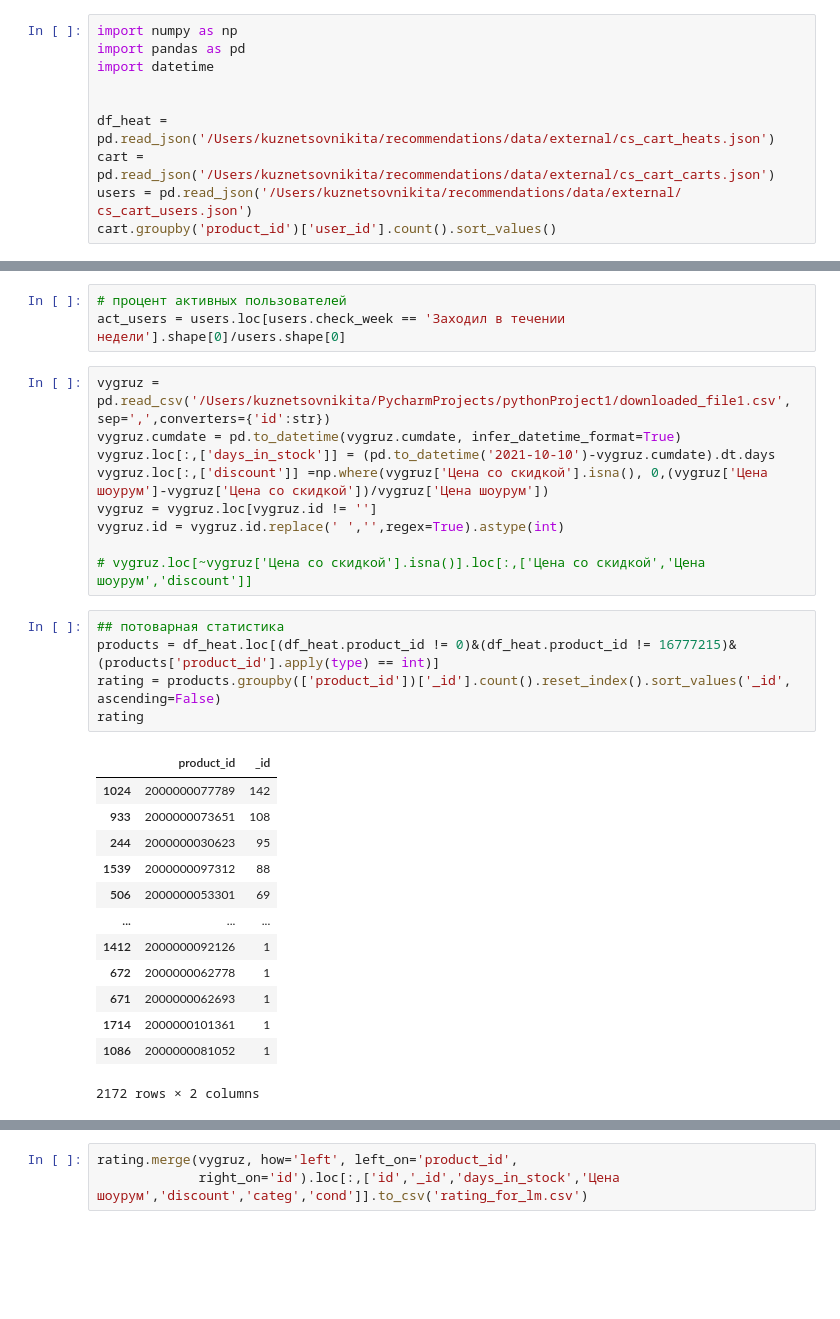
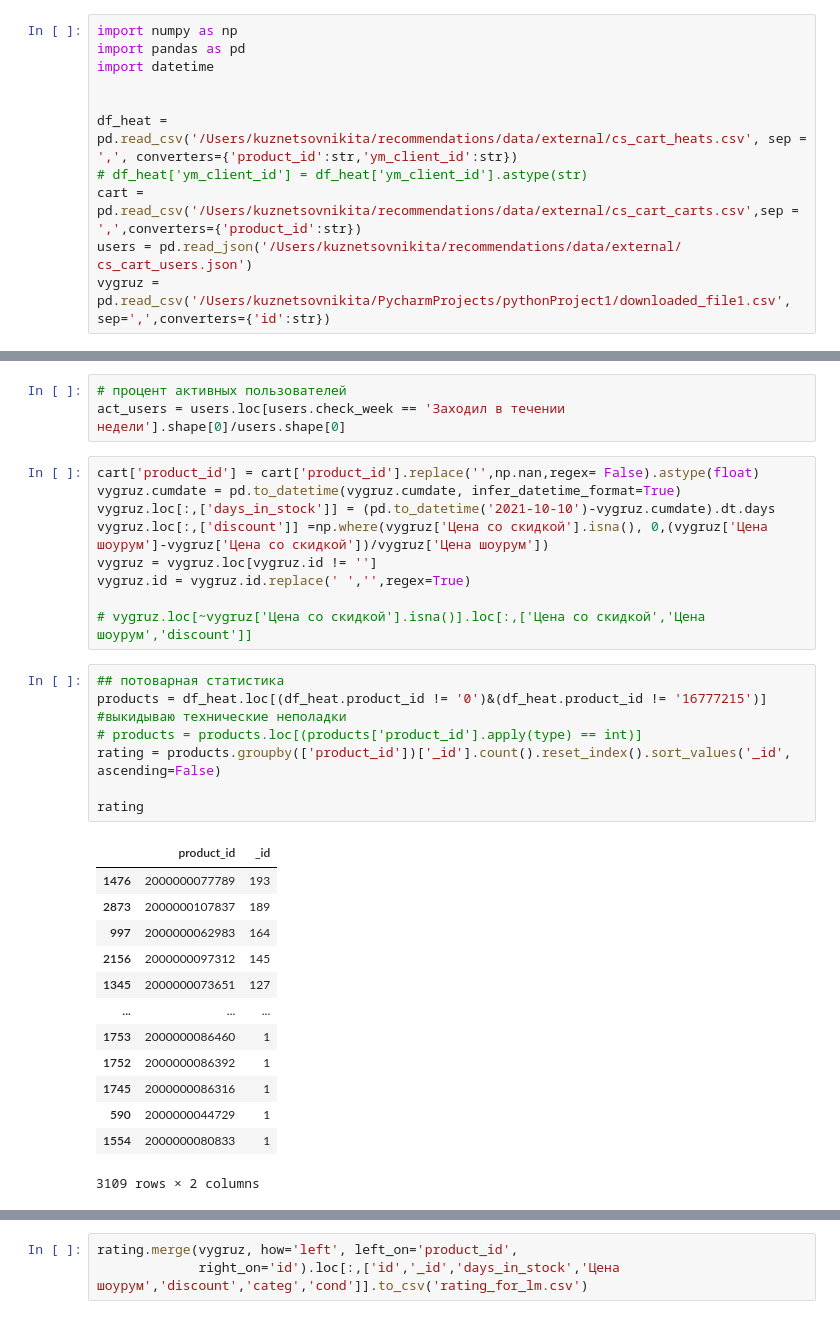
Before and after one commit to salamoslam/recommendations, a Jupyter notebook: data/raw/get_raw_data.ipynb, the cells around one changed output, grey strips where cells are left out. Saved outputs shown, nothing was run; the diff lists cells and outputs as text; blank space fills up the shorter version.

```diff
--- a/data/raw/get_raw_data.ipynb
+++ b/data/raw/get_raw_data.ipynb
@@ -4,7 +4,8 @@ import pandas as pd
 import datetime
 
 
-df_heat = pd.read_json('/Users/kuznetsovnikita/recommendations/data/external/cs_cart_heats.json')
-cart = pd.read_json('/Users/kuznetsovnikita/recommendations/data/external/cs_cart_carts.json')
+df_heat = pd.read_csv('/Users/kuznetsovnikita/recommendations/data/external/cs_cart_heats.csv', sep = ',', converters={'product_id':str,'ym_client_id':str})
+# df_heat['ym_client_id'] = df_heat['ym_client_id'].astype(str)
+cart = pd.read_csv('/Users/kuznetsovnikita/recommendations/data/external/cs_cart_carts.csv',sep = ',',converters={'product_id':str})
 users = pd.read_json('/Users/kuznetsovnikita/recommendations/data/external/сs_cart_users.json')
-cart.groupby('product_id')['user_id'].count().sort_values()
+vygruz = pd.read_csv('/Users/kuznetsovnikita/PycharmProjects/pythonProject1/downloaded_file1.csv', sep=',',converters={'id':str})
@@ -26,30 +13,32 @@ Name: user_id, Length: 1443, dtype: int64
 # процент активных пользователей
 act_users = users.loc[users.check_week == 'Заходил в течении недели'].shape[0]/users.shape[0]
 # %%
-vygruz = pd.read_csv('/Users/kuznetsovnikita/PycharmProjects/pythonProject1/downloaded_file1.csv', sep=',',converters={'id':str})
+cart['product_id'] = cart['product_id'].replace('',np.nan,regex= False).astype(float)
 vygruz.cumdate = pd.to_datetime(vygruz.cumdate, infer_datetime_format=True)
 vygruz.loc[:,['days_in_stock']] = (pd.to_datetime('2021-10-10')-vygruz.cumdate).dt.days
 vygruz.loc[:,['discount']] =np.where(vygruz['Цена со скидкой'].isna(), 0,(vygruz['Цена шоурум']-vygruz['Цена со скидкой'])/vygruz['Цена шоурум'])
 vygruz = vygruz.loc[vygruz.id != '']
-vygruz.id = vygruz.id.replace(' ','',regex=True).astype(int)
+vygruz.id = vygruz.id.replace(' ','',regex=True)
 
 # vygruz.loc[~vygruz['Цена со скидкой'].isna()].loc[:,['Цена со скидкой','Цена шоурум','discount']]
 # %%
 ## потоварная статистика
-products = df_heat.loc[(df_heat.product_id != 0)&(df_heat.product_id != 16777215)&(products['product_id'].apply(type) == int)]
+products = df_heat.loc[(df_heat.product_id != '0')&(df_heat.product_id != '16777215')] #выкидываю технические неполадки
+# products = products.loc[(products['product_id'].apply(type) == int)]
 rating = products.groupby(['product_id'])['_id'].count().reset_index().sort_values('_id', ascending=False)
+
 rating
 # %% [output]
 |  | product_id | _id |
-| 1024 | 2000000077789 | 142 |
-| 933 | 2000000073651 | 108 |
-| 244 | 2000000030623 | 95 |
-| 1539 | 2000000097312 | 88 |
-| 506 | 2000000053301 | 69 |
+| 1476 | 2000000077789 | 193 |
+| 2873 | 2000000107837 | 189 |
+| 997 | 2000000062983 | 164 |
+| 2156 | 2000000097312 | 145 |
+| 1345 | 2000000073651 | 127 |
 | ... | ... | ... |
-| 1412 | 2000000092126 | 1 |
-| 672 | 2000000062778 | 1 |
-| 671 | 2000000062693 | 1 |
-| 1714 | 2000000101361 | 1 |
-| 1086 | 2000000081052 | 1 |
+| 1753 | 2000000086460 | 1 |
+| 1752 | 2000000086392 | 1 |
+| 1745 | 2000000086316 | 1 |
+| 590 | 2000000044729 | 1 |
+| 1554 | 2000000080833 | 1 |
-2172 rows × 2 columns
+3109 rows × 2 columns
```
Also changed, not shown: parts of 8 cells of this notebook, 3 other files.
